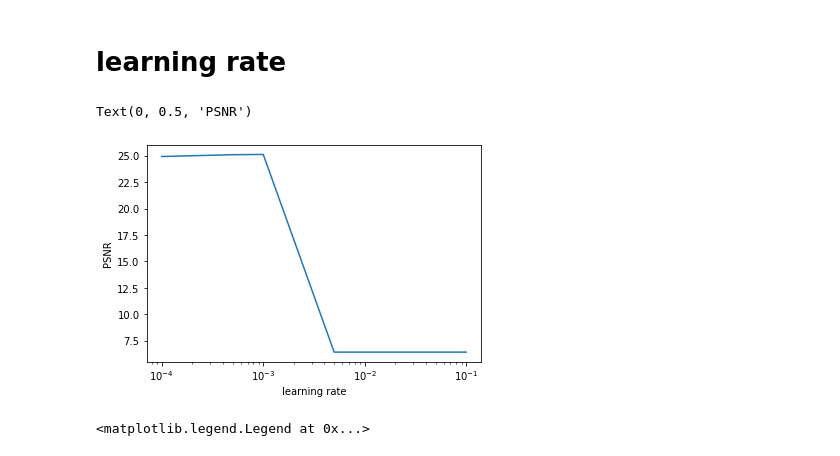
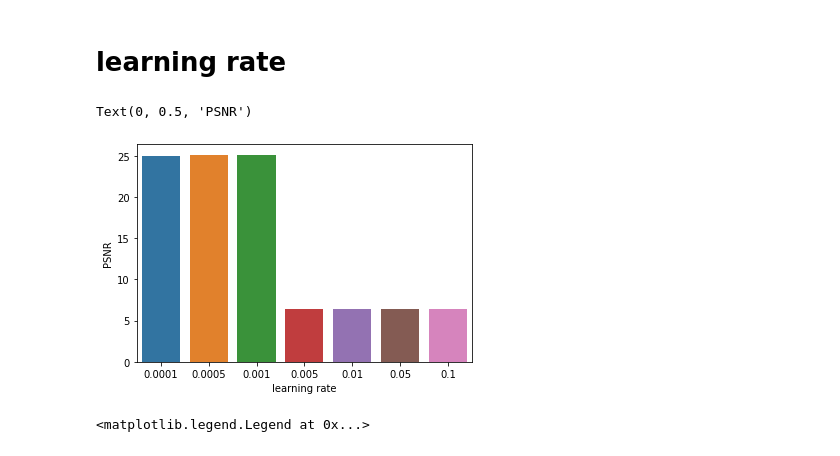
Before and after one commit to yetiiil/EE559, a Jupyter notebook: Miniproject_1/random_bip_bop.ipynb, the cells around one changed output. Drawn from its saved outputs; the diff is of its cells as text; code cells hidden in the pictures.

```diff
--- a/Miniproject_1/random_bip_bop.ipynb
+++ b/Miniproject_1/random_bip_bop.ipynb
@@ -200,12 +203,12 @@ y_lr_ep=[[26.759811570867896, 13.424492673948407, 11.59158259537071, 10.85546119
 # %%
-import matplotlib.pyplot as plt
-plt.plot(ylr,x_lr)
-plt.xscale('log')
+ax = sns.barplot(x=ylr, y=x_lr)
+#plt.plot(ylr,x_lr)
+#plt.yscale('log')
 plt.xlabel('learning rate')
 plt.ylabel('PSNR')
 # %% [output]
 Text(0, 0.5, 'PSNR')
-[figure, old version]
+[figure, new version]
 # %%
 for i in y_lr_ep:
     plt.plot(i)
```
Also changed, not shown: parts of 11 cells of this notebook.
